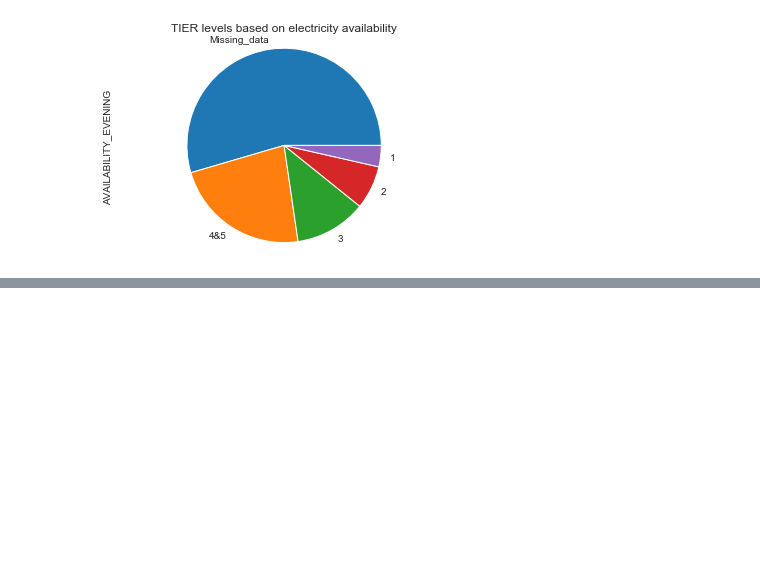
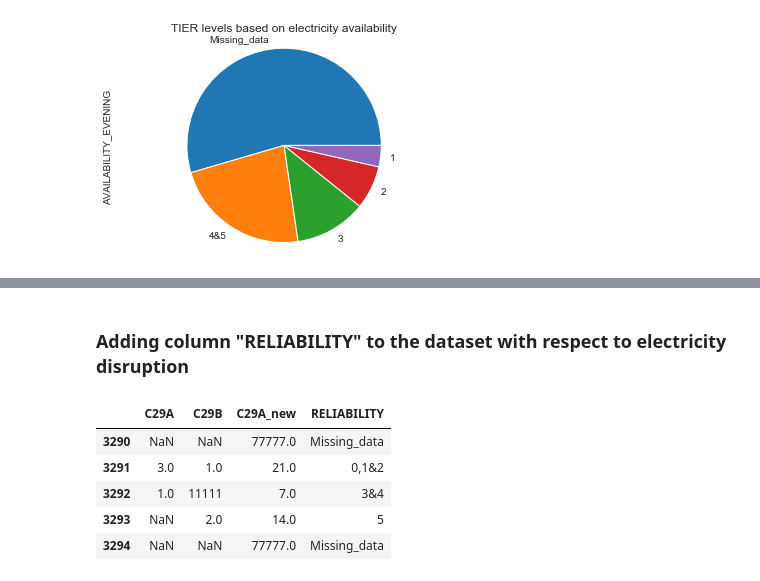
Before and after one commit to HEDERA-PLATFORM/mtf-rwanda-analysis, a Jupyter notebook: Rwanda_MTF.ipynb, the cells around one changed output, grey strips where cells are left out. Cells and saved outputs as stored; diff of their text form; code cells hidden in the pictures; blank space fills up the shorter version.

```diff
--- a/Rwanda_MTF.ipynb
+++ b/Rwanda_MTF.ipynb
@@ -479,0 +613,2 @@ Text(0.5, 1.0, 'TIER levels based on electricity availability')
+# %% [markdown]
+### Adding column "RELIABILITY" to the dataset with respect to electricity disruption
@@ -479,0 +633,9 @@ Text(0.5, 1.0, 'TIER levels based on electricity availability')
+# %%
+df_dis.tail()
+# %% [output]
+|  | C29A | C29B | C29A_new | RELIABILITY |
+| 3290 | NaN | NaN | 77777.0 | Missing_data |
+| 3291 | 3.0 | 1.0 | 21.0 | 0,1&2 |
+| 3292 | 1.0 | 11111 | 7.0 | 3&4 |
+| 3293 | NaN | 2.0 | 14.0 | 5 |
+| 3294 | NaN | NaN | 77777.0 | Missing_data |
```
Also changed, not shown: parts of 42 cells of this notebook.
